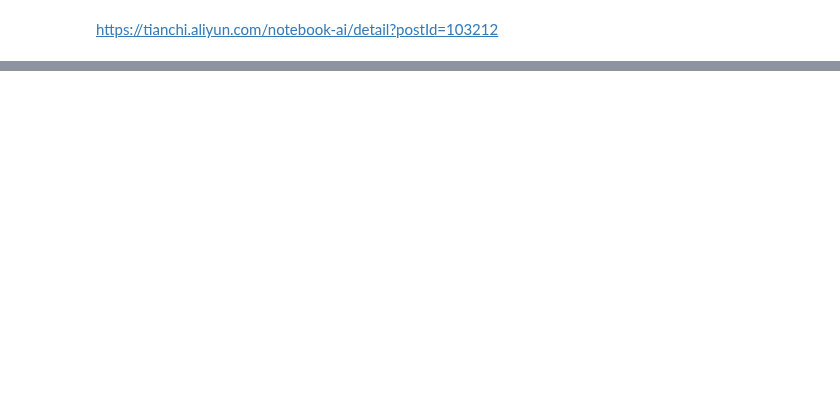
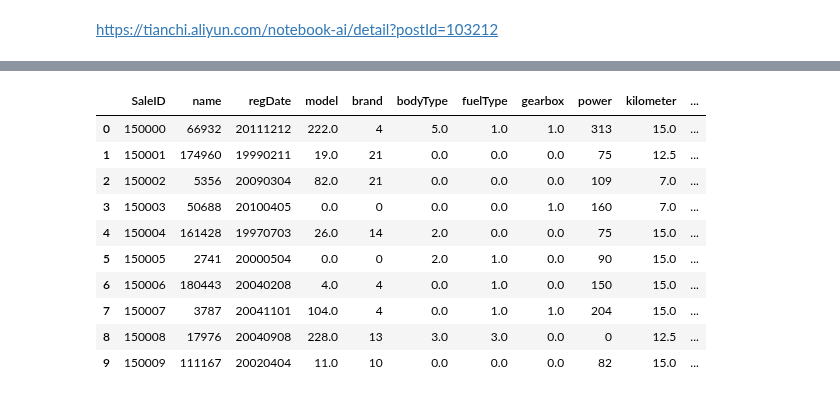
Before and after one commit to michaelzhouy/Competition, a Jupyter notebook: TIANCHI/Second-hand Car Prices/mlp.ipynb, the cells around one changed output, grey strips where cells are left out. Saved outputs shown, nothing was run; the diff lists cells and outputs as text; code cells hidden in the pictures; blank space fills up the shorter version.

```diff
--- a/TIANCHI/Second-hand Car Prices/mlp.ipynb
+++ b/TIANCHI/Second-hand Car Prices/mlp.ipynb
@@ -146,0 +181,14 @@ def reduce_mem_usage(df):
+# %%
+TestA_data.head(10)
+# %% [output]
+|  | SaleID | name | regDate | model | brand | bodyType | fuelType | gearbox | power | kilometer | ... |
+| 0 | 150000 | 66932 | 20111212 | 222.0 | 4 | 5.0 | 1.0 | 1.0 | 313 | 15.0 | ... |
+| 1 | 150001 | 174960 | 19990211 | 19.0 | 21 | 0.0 | 0.0 | 0.0 | 75 | 12.5 | ... |
+| 2 | 150002 | 5356 | 20090304 | 82.0 | 21 | 0.0 | 0.0 | 0.0 | 109 | 7.0 | ... |
+| 3 | 150003 | 50688 | 20100405 | 0.0 | 0 | 0.0 | 0.0 | 1.0 | 160 | 7.0 | ... |
+| 4 | 150004 | 161428 | 19970703 | 26.0 | 14 | 2.0 | 0.0 | 0.0 | 75 | 15.0 | ... |
+| 5 | 150005 | 2741 | 20000504 | 0.0 | 0 | 2.0 | 1.0 | 0.0 | 90 | 15.0 | ... |
+| 6 | 150006 | 180443 | 20040208 | 4.0 | 4 | 0.0 | 1.0 | 0.0 | 150 | 15.0 | ... |
+| 7 | 150007 | 3787 | 20041101 | 104.0 | 4 | 0.0 | 1.0 | 1.0 | 204 | 15.0 | ... |
+| 8 | 150008 | 17976 | 20040908 | 228.0 | 13 | 3.0 | 3.0 | 0.0 | 0 | 12.5 | ... |
+| 9 | 150009 | 111167 | 20020404 | 11.0 | 10 | 0.0 | 0.0 | 0.0 | 82 | 15.0 | ... |
```
Also changed, not shown: parts of 5 cells of this notebook, 1 other file.
